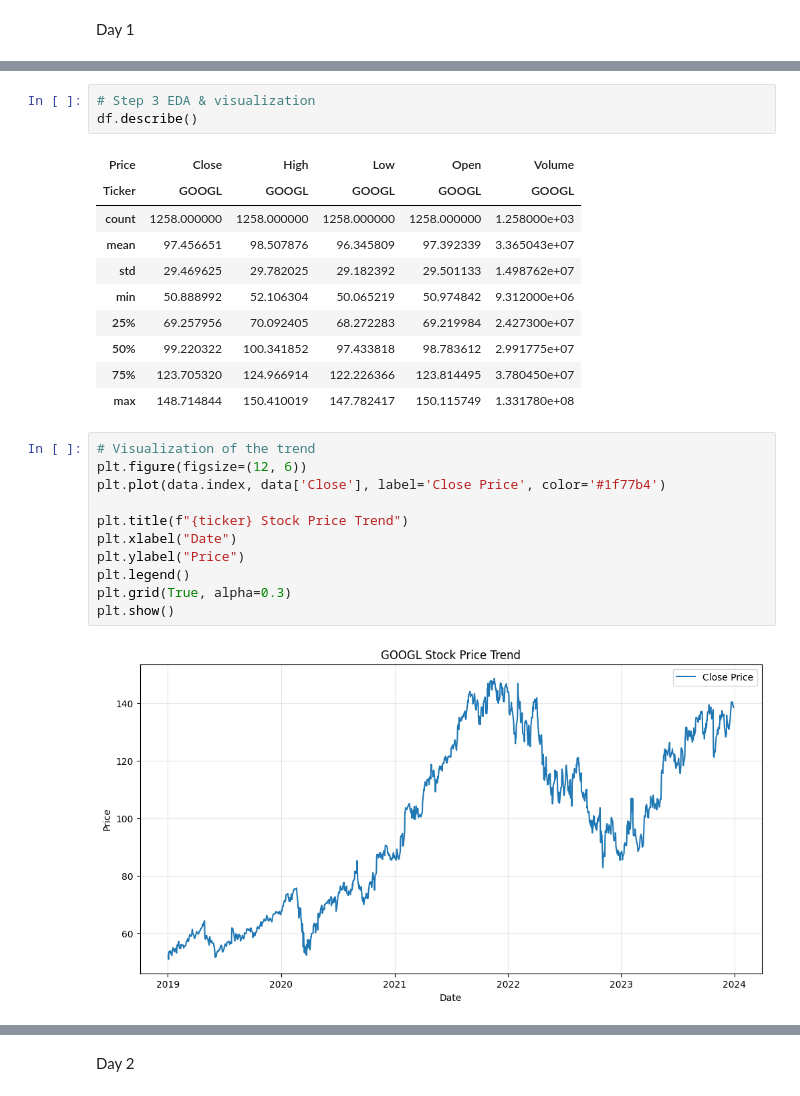
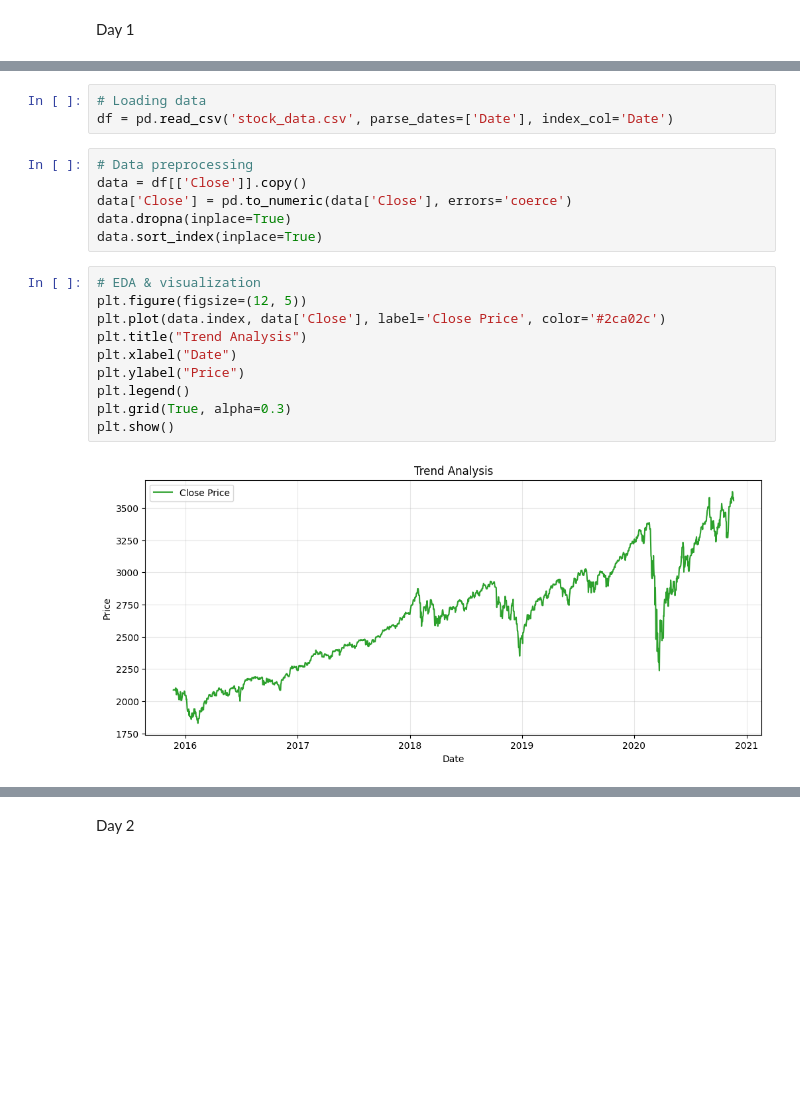
Before and after one commit to hardiksharma2005/Time-series-forcasting, a Jupyter notebook: Time_Series_Forcasting_project.ipynb, the cells around one changed output, grey strips where cells are left out. Saved outputs shown, nothing was run; the diff lists cells and outputs as text; blank space fills up the shorter version.

```diff
--- a/Time_Series_Forcasting_project.ipynb
+++ b/Time_Series_Forcasting_project.ipynb
@@ -27,28 +13,22 @@ datetime64[ns]
-# %%
-# Step 3 EDA & visualization
-df.describe()
-# %% [output]
-| Price | Close | High | Low | Open | Volume |
-| Ticker | GOOGL | GOOGL | GOOGL | GOOGL | GOOGL |
-| count | 1258.000000 | 1258.000000 | 1258.000000 | 1258.000000 | 1.258000e+03 |
-| mean | 97.456651 | 98.507876 | 96.345809 | 97.392339 | 3.365043e+07 |
-| std | 29.469625 | 29.782025 | 29.182392 | 29.501133 | 1.498762e+07 |
-| min | 50.888992 | 52.106304 | 50.065219 | 50.974842 | 9.312000e+06 |
-| 25% | 69.257956 | 70.092405 | 68.272283 | 69.219984 | 2.427300e+07 |
-| 50% | 99.220322 | 100.341852 | 97.433818 | 98.783612 | 2.991775e+07 |
-| 75% | 123.705320 | 124.966914 | 122.226366 | 123.814495 | 3.780450e+07 |
-| max | 148.714844 | 150.410019 | 147.782417 | 150.115749 | 1.331780e+08 |
+# %%
+# Loading data
+df = pd.read_csv('stock_data.csv', parse_dates=['Date'], index_col='Date')
+# %%
+# Data preprocessing
+data = df[['Close']].copy()
+data['Close'] = pd.to_numeric(data['Close'], errors='coerce')
+data.dropna(inplace=True)
+data.sort_index(inplace=True)
 # %%
-# Visualization of the trend
-plt.figure(figsize=(12, 6))
-plt.plot(data.index, data['Close'], label='Close Price', color='#1f77b4')
-
-plt.title(f"{ticker} Stock Price Trend")
+# EDA & visualization
+plt.figure(figsize=(12, 5))
+plt.plot(data.index, data['Close'], label='Close Price', color='#2ca02c')
+plt.title("Trend Analysis")
 plt.xlabel("Date")
 plt.ylabel("Price")
 plt.legend()
 plt.grid(True, alpha=0.3)
 plt.show()
 # %% [output]
-[figure, old version]
+[figure, new version]
 # %%
```
Also changed, not shown: parts of 18 cells of this notebook.
